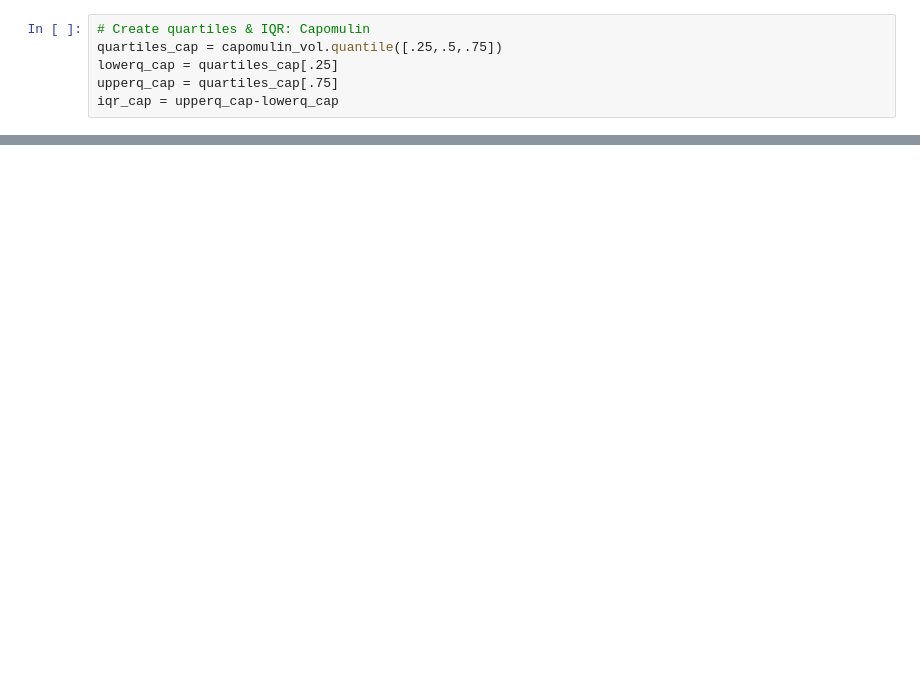
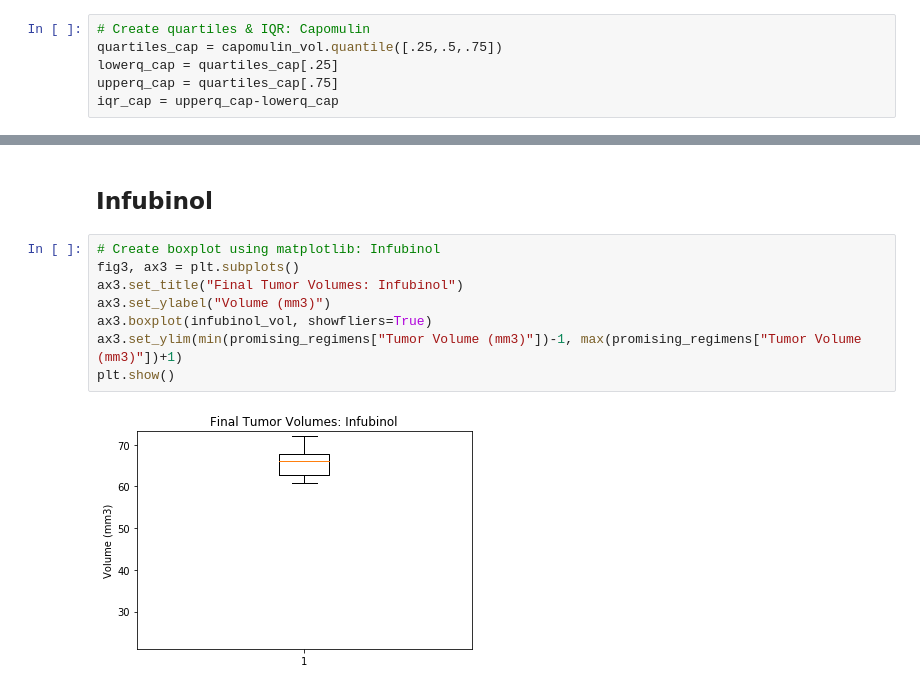
Before and after one commit to juliabrunett/matplotlib-challenge, a Jupyter notebook: Pymaceuticals/pymaceuticals.ipynb, the cells around one changed output, grey strips where cells are left out. Saved outputs shown, nothing was run; the diff lists cells and outputs as text; blank space fills up the shorter version.

```diff
--- a/Pymaceuticals/pymaceuticals.ipynb
+++ b/Pymaceuticals/pymaceuticals.ipynb
@@ -450,0 +431,12 @@ plt.show()
+# %% [markdown]
+## Infubinol
+# %%
+# Create boxplot using matplotlib: Infubinol
+fig3, ax3 = plt.subplots()
+ax3.set_title("Final Tumor Volumes: Infubinol")
+ax3.set_ylabel("Volume (mm3)")
+ax3.boxplot(infubinol_vol, showfliers=True)
+ax3.set_ylim(min(promising_regimens["Tumor Volume (mm3)"])-1, max(promising_regimens["Tumor Volume (mm3)"])+1)
+plt.show()
+# %% [output]
+[figure, added]
```
Also changed, not shown: parts of 33 cells of this notebook.
